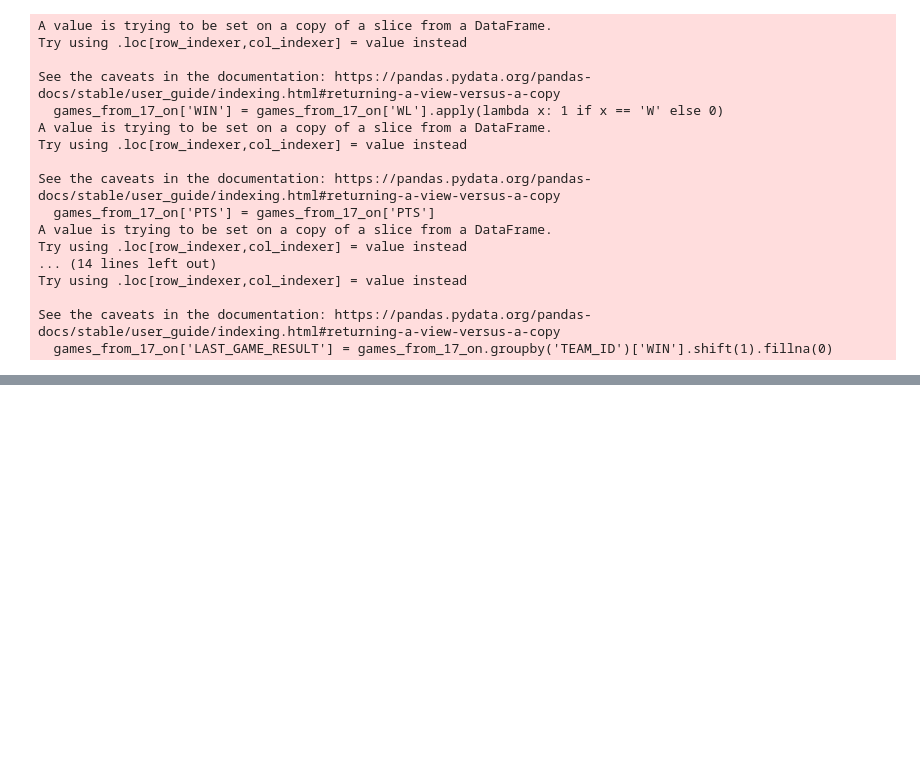
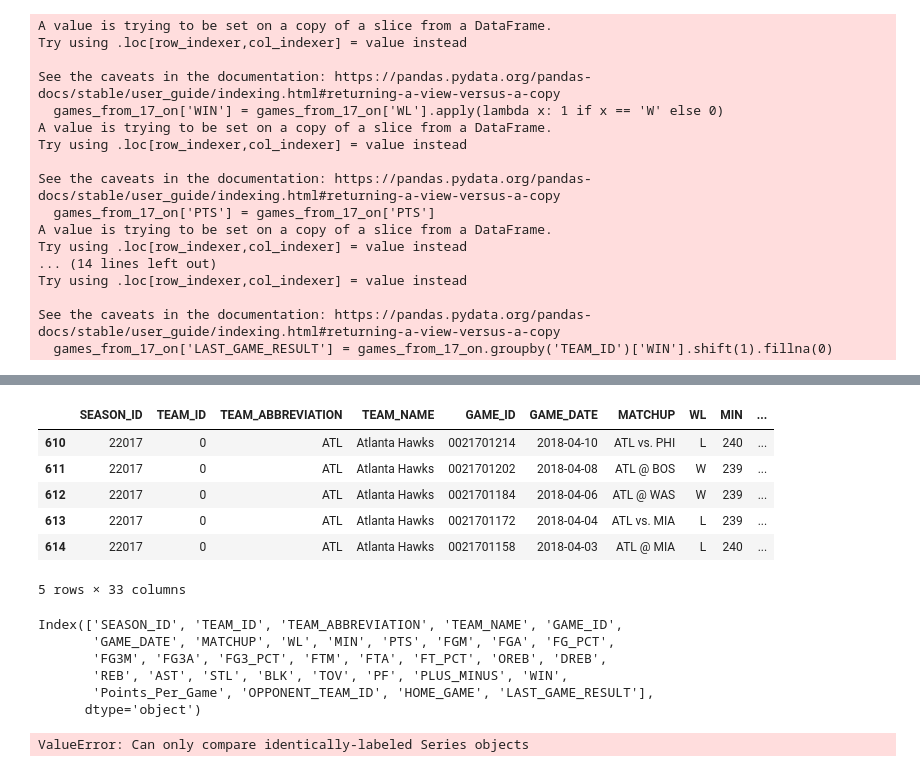
Before and after one commit to ItsYaBoyJG/Data-Analysis, a Jupyter notebook: NBA/main.ipynb, the cells around one changed output, grey strips where cells are left out. Cells and saved outputs as stored; diff of their text form; code cells hidden in the pictures; blank space fills up the shorter version.

```diff
--- a/NBA/main.ipynb
+++ b/NBA/main.ipynb
@@ -159,0 +171,41 @@ games_from_17_on.to_csv('games.csv')
+# %%
+list = []
+
+
+for i, r in games_from_17_on.iterrows():
+    if r['GAME_DATE'] > datetime.datetime(2017,5,5) and r['GAME_DATE'] < datetime.datetime(2018,5,5):
+        list.append(r)
+
+games1718 = pd.DataFrame(list)
+games1718.head()
+# %% [output]
+|  | SEASON_ID | TEAM_ID | TEAM_ABBREVIATION | TEAM_NAME | GAME_ID | GAME_DATE | MATCHUP | WL | MIN | ... |
+| 610 | 22017 | 0 | ATL | Atlanta Hawks | 0021701214 | 2018-04-10 | ATL vs. PHI | L | 240 | ... |
+| 611 | 22017 | 0 | ATL | Atlanta Hawks | 0021701202 | 2018-04-08 | ATL @ BOS | W | 239 | ... |
+| 612 | 22017 | 0 | ATL | Atlanta Hawks | 0021701184 | 2018-04-06 | ATL @ WAS | W | 239 | ... |
+| 613 | 22017 | 0 | ATL | Atlanta Hawks | 0021701172 | 2018-04-04 | ATL vs. MIA | L | 239 | ... |
+| 614 | 22017 | 0 | ATL | Atlanta Hawks | 0021701158 | 2018-04-03 | ATL @ MIA | L | 240 | ... |
+5 rows × 33 columns
+# %%
+print(games1718.columns)
+# %% [output]
+Index(['SEASON_ID', 'TEAM_ID', 'TEAM_ABBREVIATION', 'TEAM_NAME', 'GAME_ID',
+       'GAME_DATE', 'MATCHUP', 'WL', 'MIN', 'PTS', 'FGM', 'FGA', 'FG_PCT',
+       'FG3M', 'FG3A', 'FG3_PCT', 'FTM', 'FTA', 'FT_PCT', 'OREB', 'DREB',
+       'REB', 'AST', 'STL', 'BLK', 'TOV', 'PF', 'PLUS_MINUS', 'WIN',
+       'Points_Per_Game', 'OPPONENT_TEAM_ID', 'HOME_GAME', 'LAST_GAME_RESULT'],
+      dtype='object')
+# %%
+def find_stats_from_both_teams(matchup):
+  a =  matchup.split()
+  return a
+
+find_stats_from_both_teams('ATL @ NYK')
+for i in games1718['MATCHUP']:
+ matchup = find_stats_from_both_teams(i)
+ match = i.split()
+
+
+for i, r in games1718.iterrows():
+# %% [output]
+ValueError: Can only compare identically-labeled Series objects
```
Also changed, not shown: parts of 8 cells of this notebook, 5 other files.
